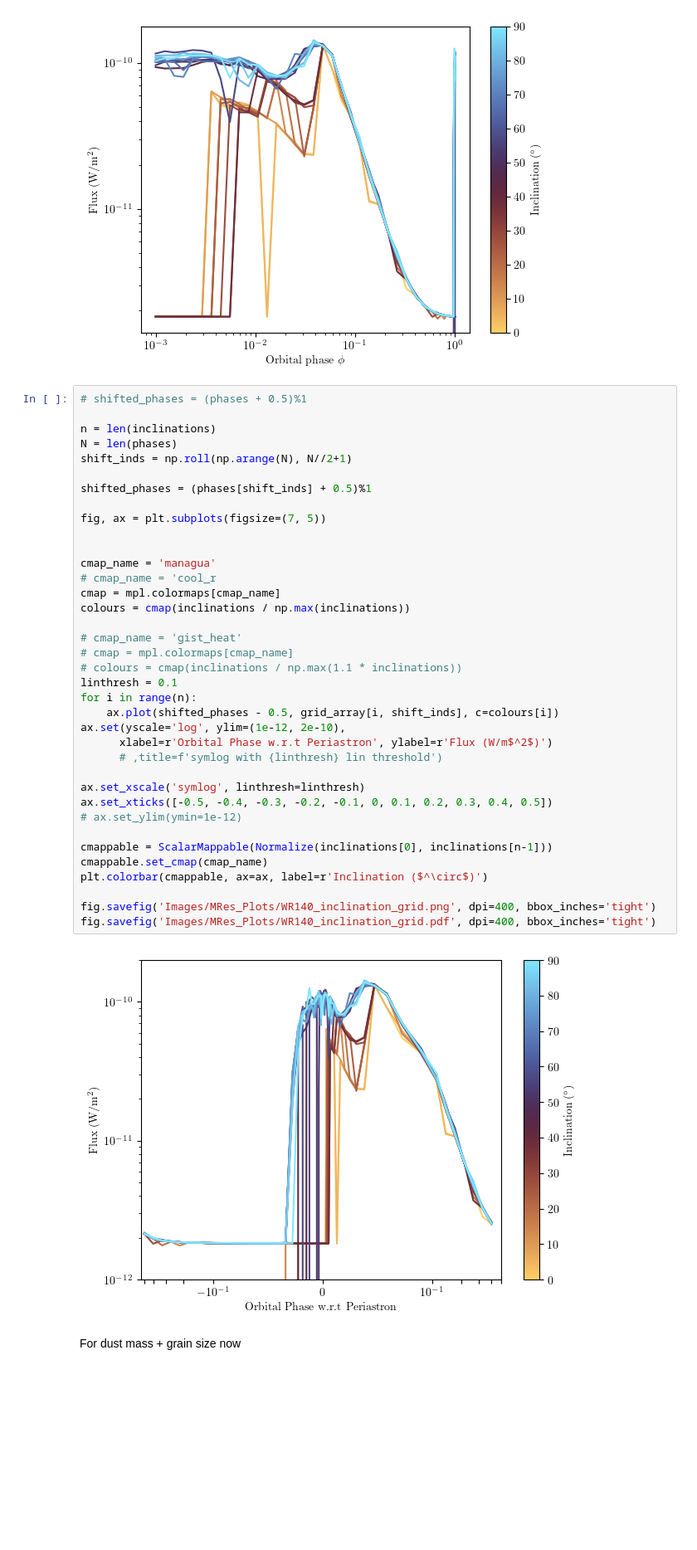
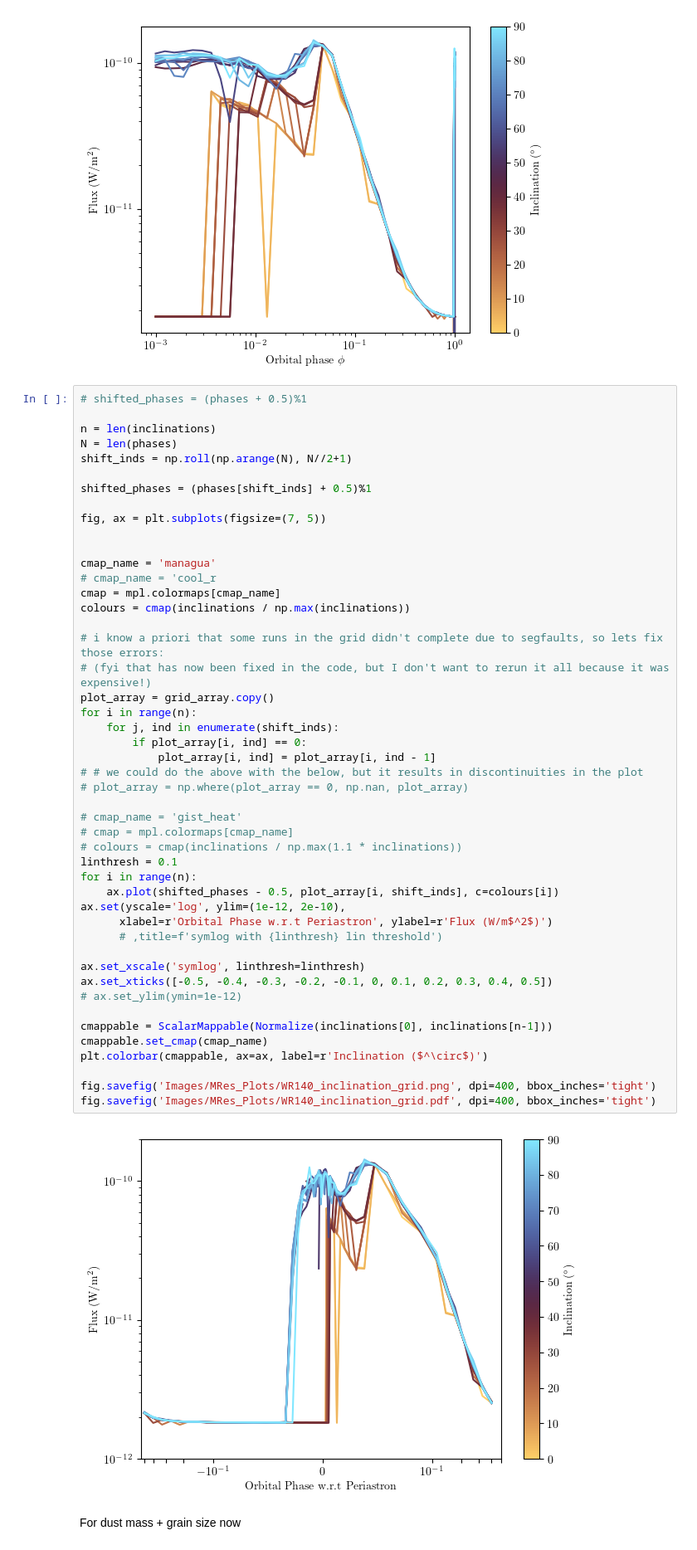
Before and after one commit to ryanwhite1/xenomorph, a Jupyter notebook: grid_runs.ipynb, the cells around one changed output. Shown at 83% size. Saved outputs shown, nothing was run; the diff lists cells and outputs as text; blank space fills up the shorter version.

Commit message:
Fix up errors in inclination grid plot

```diff
--- a/grid_runs.ipynb
+++ b/grid_runs.ipynb
@@ -126,35 +126,45 @@ shift_inds = np.roll(np.arange(N), N//2+1)
 shifted_phases = (phases[shift_inds] + 0.5)%1
 
 fig, ax = plt.subplots(figsize=(7, 5))
 
 
 cmap_name = 'managua'
 # cmap_name = 'cool_r
 cmap = mpl.colormaps[cmap_name]
 colours = cmap(inclinations / np.max(inclinations))
 
+# i know a priori that some runs in the grid didn't complete due to segfaults, so lets fix those errors:
+# (fyi that has now been fixed in the code, but I don't want to rerun it all because it was expensive!)
+plot_array = grid_array.copy()
+for i in range(n):
+    for j, ind in enumerate(shift_inds):
+        if plot_array[i, ind] == 0:
+            plot_array[i, ind] = plot_array[i, ind - 1]
+# # we could do the above with the below, but it results in discontinuities in the plot
+# plot_array = np.where(plot_array == 0, np.nan, plot_array)
+
 # cmap_name = 'gist_heat'
 # cmap = mpl.colormaps[cmap_name]
 # colours = cmap(inclinations / np.max(1.1 * inclinations))
 linthresh = 0.1
 for i in range(n):
-    ax.plot(shifted_phases - 0.5, grid_array[i, shift_inds], c=colours[i])
+    ax.plot(shifted_phases - 0.5, plot_array[i, shift_inds], c=colours[i])
 ax.set(yscale='log', ylim=(1e-12, 2e-10),
       xlabel=r'Orbital Phase w.r.t Periastron', ylabel=r'Flux (W/m$^2$)')
       # ,title=f'symlog with {linthresh} lin threshold')
 
 ax.set_xscale('symlog', linthresh=linthresh)
 ax.set_xticks([-0.5, -0.4, -0.3, -0.2, -0.1, 0, 0.1, 0.2, 0.3, 0.4, 0.5])
 # ax.set_ylim(ymin=1e-12)
 
 cmappable = ScalarMappable(Normalize(inclinations[0], inclinations[n-1]))
 cmappable.set_cmap(cmap_name)
 plt.colorbar(cmappable, ax=ax, label=r'Inclination ($^\circ$)')
 
 fig.savefig('Images/MRes_Plots/WR140_inclination_grid.png', dpi=400, bbox_inches='tight')
 fig.savefig('Images/MRes_Plots/WR140_inclination_grid.pdf', dpi=400, bbox_inches='tight')
 # %% [output]
-[figure, old version]
+[figure, new version]
 # %% [markdown]
 For dust mass + grain size now
 # %%
```
Also changed, not shown: 5 other files.
